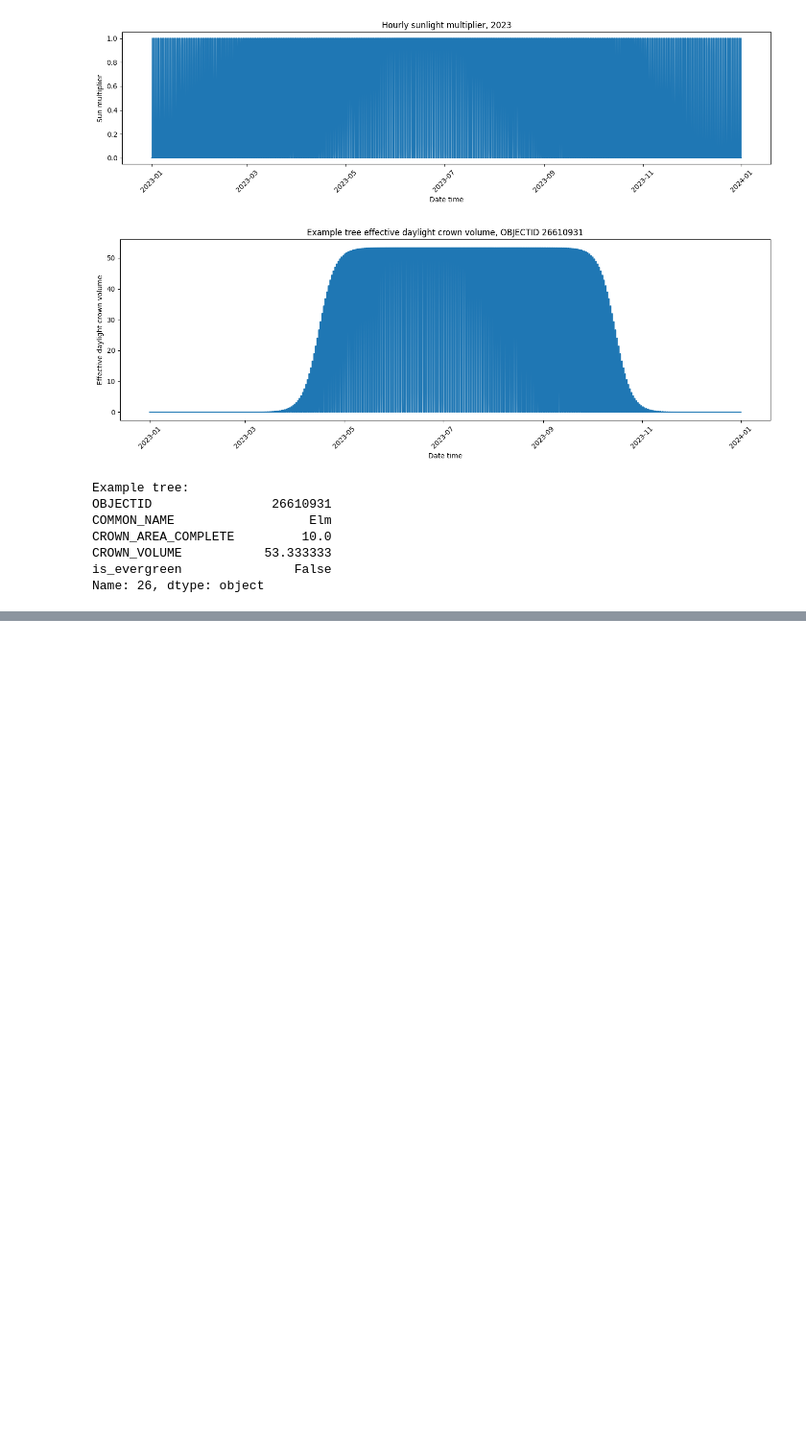
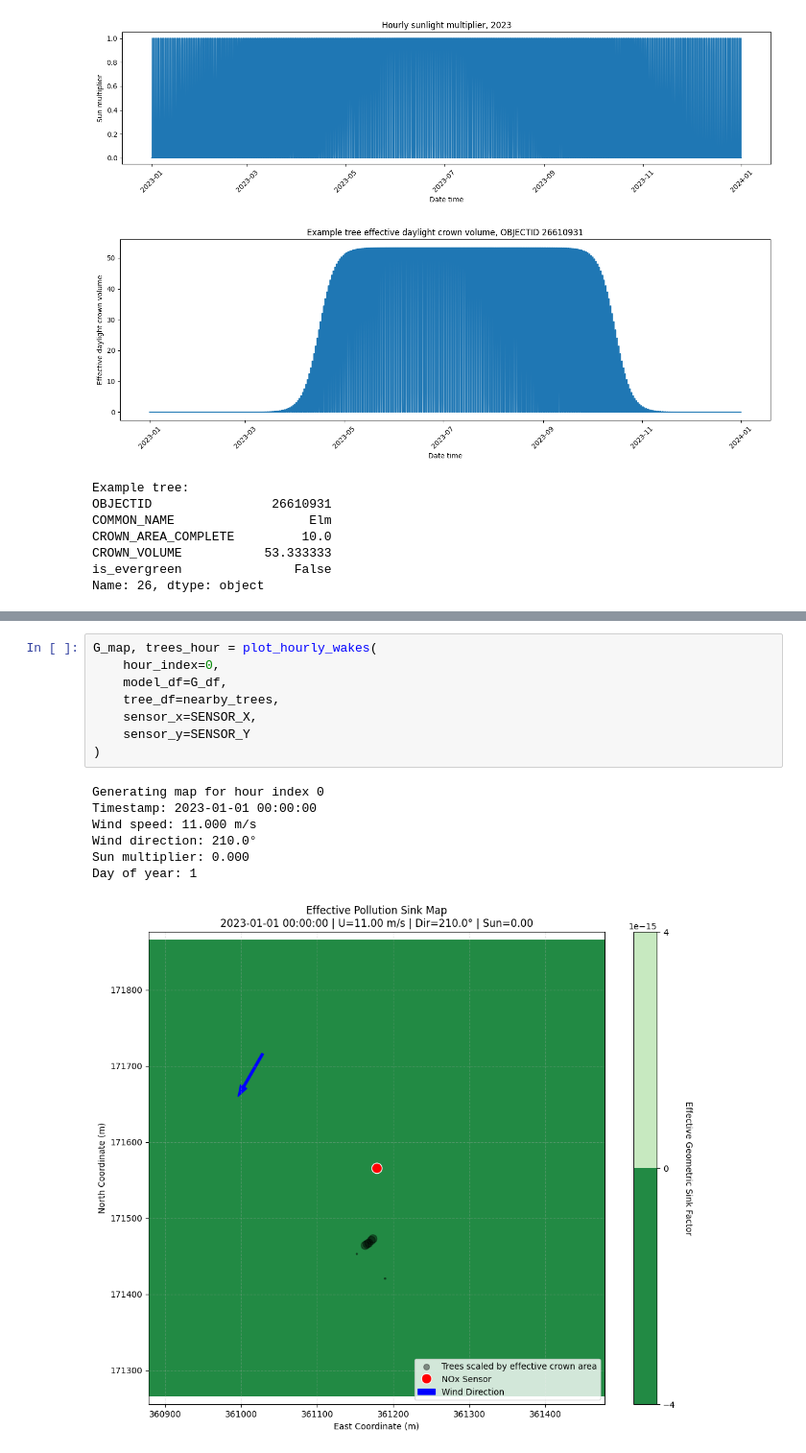
Before and after one commit to livbrannan/Quantify-Bristol-Trees-on-Traffic-NOx, a Jupyter notebook: Tree_Modelling/Andreea_exp_tailored_with_seasonality.ipynb, the cells around one changed output, grey strips where cells are left out. Shown at 96% size. Drawn from its saved outputs; the diff is of its cells as text; blank space fills up the shorter version.

Commit message:
Plotting the impact and upload csv for g effective

```diff
--- a/Tree_Modelling/Andreea_exp_tailored_with_seasonality.ipynb
+++ b/Tree_Modelling/Andreea_exp_tailored_with_seasonality.ipynb
@@ -773,0 +855,16 @@ Wind Conditions: 11.0 m/s towards 210.0°
+# %%
+G_map, trees_hour = plot_hourly_wakes(
+    hour_index=0,
+    model_df=G_df,
+    tree_df=nearby_trees,
+    sensor_x=SENSOR_X,
+    sensor_y=SENSOR_Y
+)
+# %% [output]
+Generating map for hour index 0
+Timestamp: 2023-01-01 00:00:00
+Wind speed: 11.000 m/s
+Wind direction: 210.0°
+Sun multiplier: 0.000
+Day of year: 1
+[figure, added]
```
Also changed, not shown: parts of 2 cells of this notebook, 1 other file.
